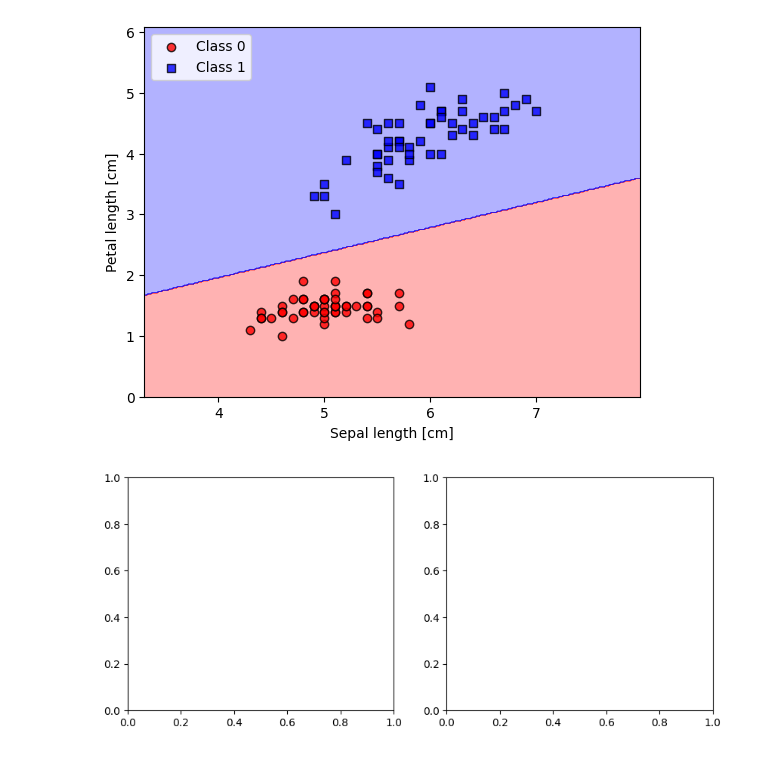
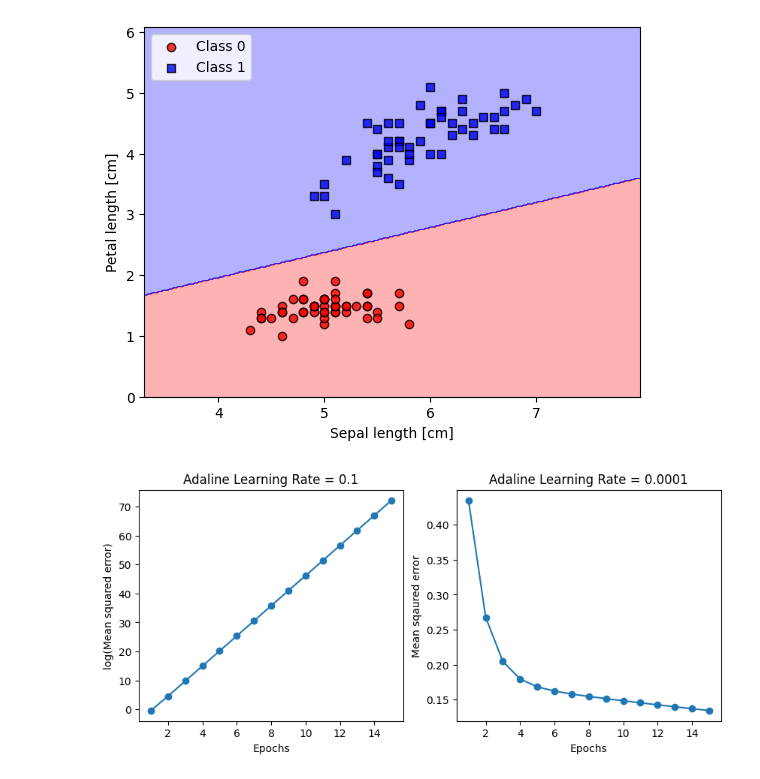
Before and after one commit to isthismanas/Classification_sklearn, a Jupyter notebook: Iris Classifier.ipynb, the cells around one changed output. Cells and saved outputs as stored; diff of their text form; code cells hidden in the pictures.

Commit message:
Added the Adaline model and compared learning rate and its effects on training

```diff
--- a/Iris Classifier.ipynb
+++ b/Iris Classifier.ipynb
@@ -123,8 +123,18 @@ plt.legend(loc = 'upper left')
 plt.show()
 # %% [output]
 [figure]
-# %%
-fig, ax = plt.subplots(nrows = 1 , ncols = 2 , figsize = (10,4))
-ada1 = AdalineGD(n_iters = 15 , eta = 0.01).fit(x, y)
-# %% [output]
-[figure, removed]
+# %%
+fig, ax = plt.subplots(nrows = 1 , ncols = 2 , figsize = (10,4))
+ada1 = AdalineGD(n_iters = 15 , eta = 0.1).fit(x, y)
+ax[0].plot( range(1, len(ada1.losses_) + 1), np.log10(ada1.losses_), marker = 'o')
+ax[0].set_xlabel('Epochs')
+ax[0].set_ylabel('log(Mean squared error)')
+ax[0].set_title('Adaline Learning Rate = 0.1')
+ada2 = AdalineGD(n_iters = 15, eta = 0.0001).fit(x,y)
+ax[1].plot(range(1 , len(ada2.losses_)+ 1), ada2.losses_, marker = 'o')
+ax[1].set_xlabel('Epochs')
+ax[1].set_ylabel('Mean sqaured error')
+ax[1].set_title('Adaline Learning Rate = 0.0001')
+plt.show()
+# %% [output]
+[figure, added]
```
